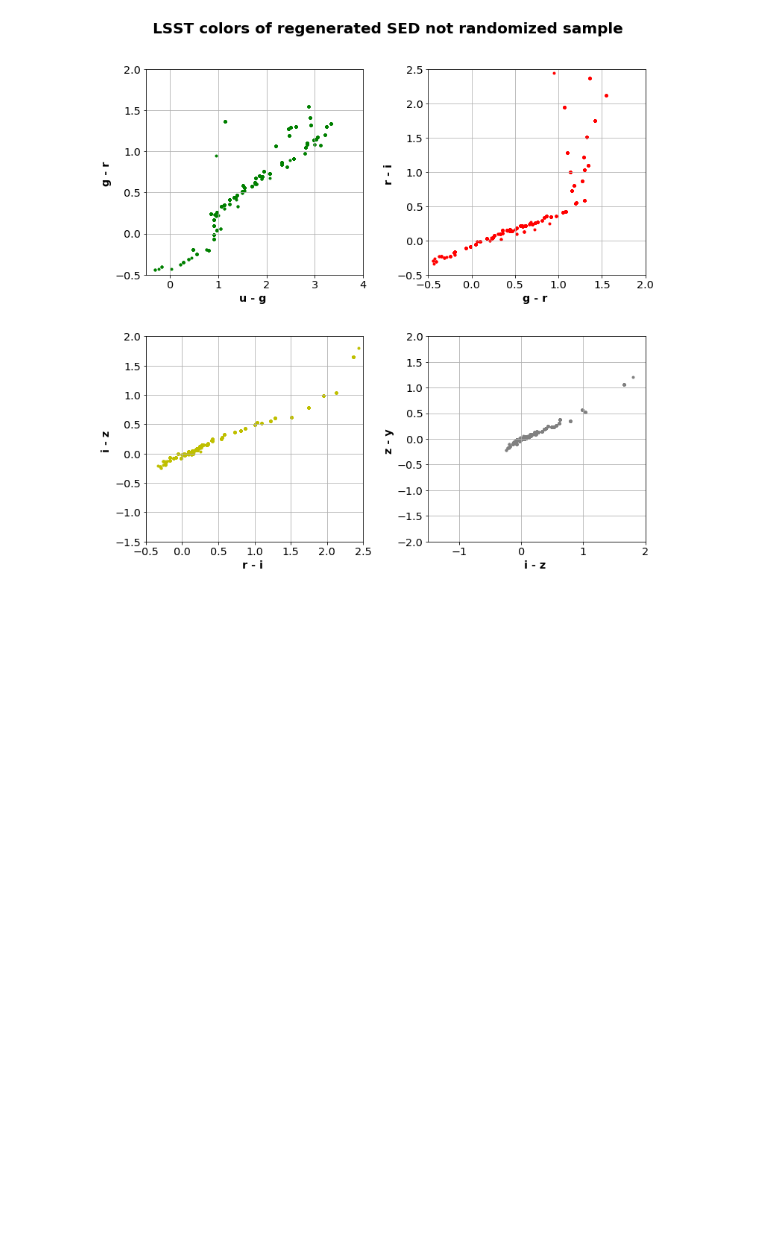
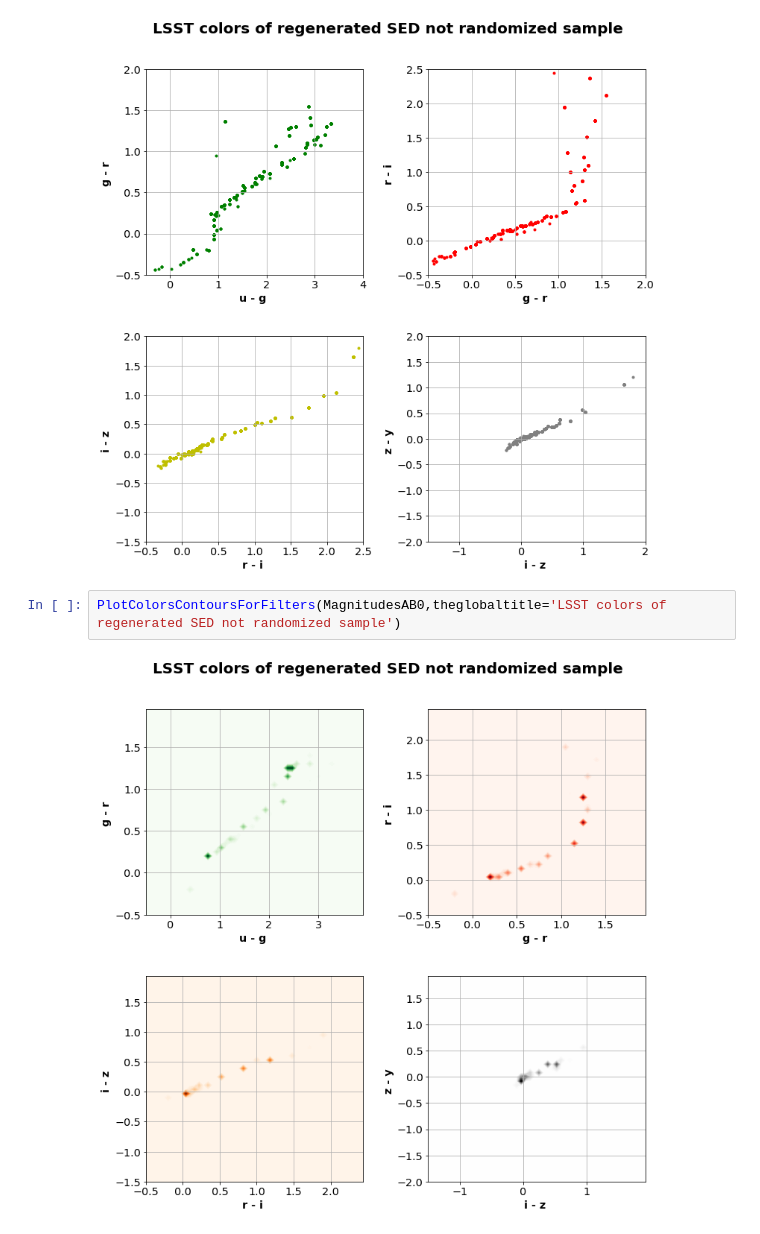
Before and after one commit to LSSTDESC/OpenAtmMiniDataChallenge, a Jupyter notebook: CheckRegeneratedSED.ipynb, the cells around one changed output. Cells and saved outputs as stored; diff of their text form; blank space fills up the shorter version.

Commit message:
add CheckRegeneratedSed

```diff
--- a/CheckRegeneratedSED.ipynb
+++ b/CheckRegeneratedSED.ipynb
@@ -439,3 +439,7 @@ PlotColorsContoursForFilters(MagnitudesAB_rand,theglobaltitle='LSST colors of re
 PlotColorsForFilters(MagnitudesAB0,theglobaltitle='LSST colors of regenerated SED not randomized sample')
 # %% [output]
 [figure]
+# %%
+PlotColorsContoursForFilters(MagnitudesAB0,theglobaltitle='LSST colors of regenerated SED not randomized sample')
+# %% [output]
+[figure, added]
```
